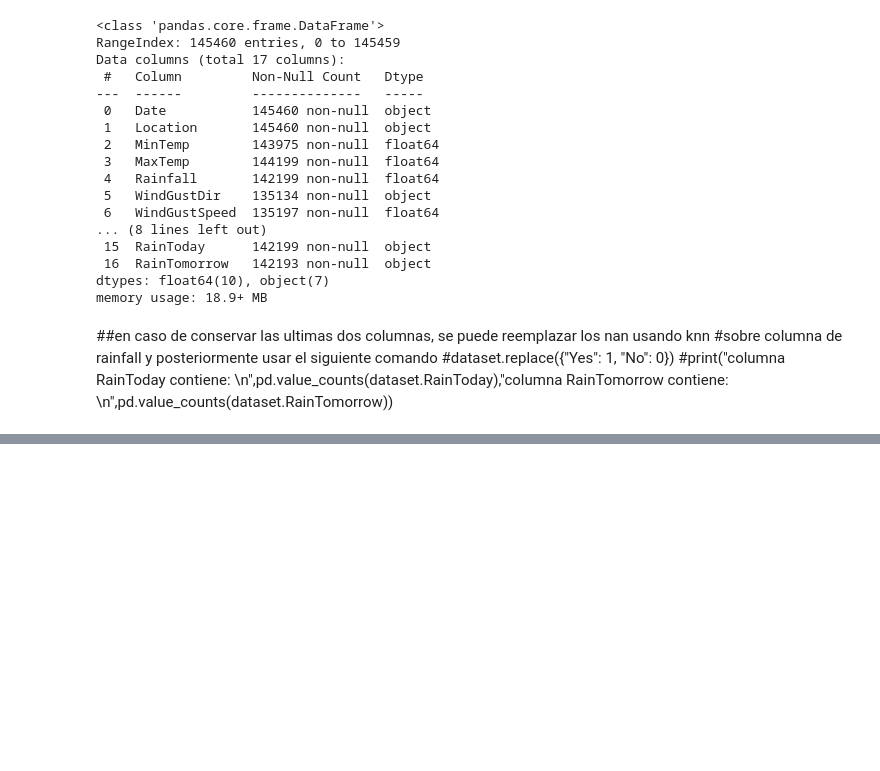
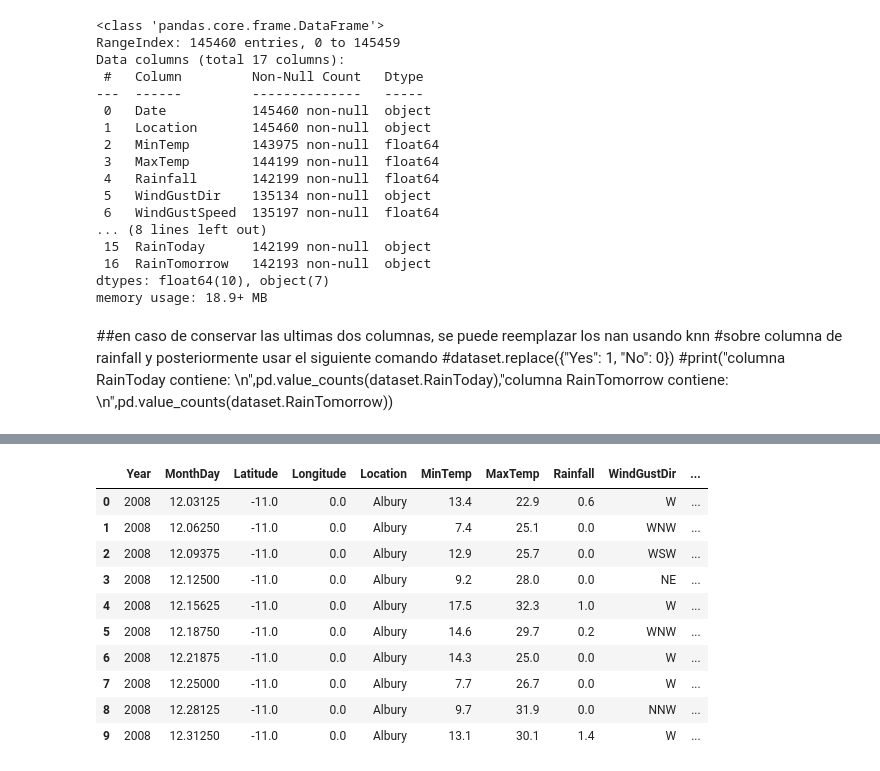
Before and after one commit to ezeguins/analisis_datos_TP, a Jupyter notebook: TP_WeatherAUS.ipynb, the cells around one changed output, grey strips where cells are left out. Drawn from its saved outputs; the diff is of its cells as text; code cells hidden in the pictures; blank space fills up the shorter version.

Commit message:
Eze: Avance en codificaciones de Location y Date. Se sube módulo de reconocimiento geográfico.

```diff
--- a/TP_WeatherAUS.ipynb
+++ b/TP_WeatherAUS.ipynb
@@ -52,12 +55,13 @@ dataset.describe()
 #se puede quitar las ultimas dos columnas donde se expresa literalmente si llovió, lla tenemos la columna de rainfall con milimitros.
 # # pressure y evaporation no parecen tener sustitutos
 per=[]
-for column in dataset:
-   tot=dataset[column].isnull().sum()
+dataset_ = dataset.copy()
+for column in dataset_:
+   tot=dataset_[column].isnull().sum()
    per=tot/len(dataset[column])*100
    if per > 10:
     print(column,"porcentaje de Null",per,"dropea")
-    dataset = dataset.drop(column, 1)
+    dataset_ = dataset_.drop(column, 1)
    else:
     print(column,"cantidad de Null",tot,"porcentaje de Null",per, "se conserva")
 # %% [output]
@@ -105,4 +114,35 @@ memory usage: 18.9+ MB
 #dataset.replace({"Yes": 1, "No": 0})
 #print("columna RainToday contiene: \n",pd.value_counts(dataset.RainToday),"columna RainTomorrow contiene: \n",pd.value_counts(dataset.RainTomorrow))
 # %%
-#aca hace falta codificar las categoricas antes de seguir
+# Codificación de la categoría DATE en dos columnas: Year y MonthDay que es un número con decimales entre 1 y 13
+if 'Date' in dataset_.columns:
+    date = dataset_['Date'].str.split(pat='-', expand = True)
+    date.shape
+    year = np.uint16(date[0])
+    month_day = np.float32(date[1]) + np.divide(np.float32(date[2]),32)
+    dataset_ = dataset_.drop('Date', 1)
+    dataset_.insert(0, 'Year', year)
+    dataset_.insert(1, 'MonthDay', month_day)
+# %%
+# Codificación de la categoría 'Location'
+import geolocators
+import importlib
+importlib.reload(geolocators)
+
+# Se agregan las columnas nuevas
+if 'Latitude' in dataset_.columns:
+    print ('la columna latitude ya existe')
+else:
+    dataset_.insert(2, 'Latitude', np.empty(len(dataset_['Location'])))
+if 'Longitude' in dataset_.columns:
+    print ('la columna longitude ya existe')
+else:
+    dataset_.insert(3, 'Longitude', np.empty(len(dataset_['Location'])))
+
+print('El dataset tiene {} localidades distintas'.format(dataset_['Location'].unique().shape[0]))
+for loc in dataset_['Location'].unique():
+    print(geolocators.coordinates(loc), loc)
+    dataset_.Latitude.replace()
+    dataset_['Latitude'] = dataset_['Latitude'].where(dataset_['Location'] != loc, geolocators.coordinates(loc)[0])
+    dataset_['Longitude'] = dataset_['Longitude'].where(dataset_['Location'] != loc, geolocators.coordinates(loc)[1])
+if 'Location' in dataset_.columns: dataset_ = dataset_.drop('Location', 1)
@@ -109,2 +167,16 @@ memory usage: 18.9+ MB
 # %%
 #se comparan los box and wisker de cada columna antes y despues de realizar sustitución de los nan
+# %%
+dataset_.head(10)
+# %% [output]
+|  | Year | MonthDay | Latitude | Longitude | Location | MinTemp | MaxTemp | Rainfall | WindGustDir | ... |
+| 0 | 2008 | 12.03125 | -11.0 | 0.0 | Albury | 13.4 | 22.9 | 0.6 | W | ... |
+| 1 | 2008 | 12.06250 | -11.0 | 0.0 | Albury | 7.4 | 25.1 | 0.0 | WNW | ... |
+| 2 | 2008 | 12.09375 | -11.0 | 0.0 | Albury | 12.9 | 25.7 | 0.0 | WSW | ... |
+| 3 | 2008 | 12.12500 | -11.0 | 0.0 | Albury | 9.2 | 28.0 | 0.0 | NE | ... |
+| 4 | 2008 | 12.15625 | -11.0 | 0.0 | Albury | 17.5 | 32.3 | 1.0 | W | ... |
+| 5 | 2008 | 12.18750 | -11.0 | 0.0 | Albury | 14.6 | 29.7 | 0.2 | WNW | ... |
+| 6 | 2008 | 12.21875 | -11.0 | 0.0 | Albury | 14.3 | 25.0 | 0.0 | W | ... |
+| 7 | 2008 | 12.25000 | -11.0 | 0.0 | Albury | 7.7 | 26.7 | 0.0 | W | ... |
+| 8 | 2008 | 12.28125 | -11.0 | 0.0 | Albury | 9.7 | 31.9 | 0.0 | NNW | ... |
+| 9 | 2008 | 12.31250 | -11.0 | 0.0 | Albury | 13.1 | 30.1 | 1.4 | W | ... |
```
Also changed, not shown: parts of 5 cells of this notebook, 3 other files.
